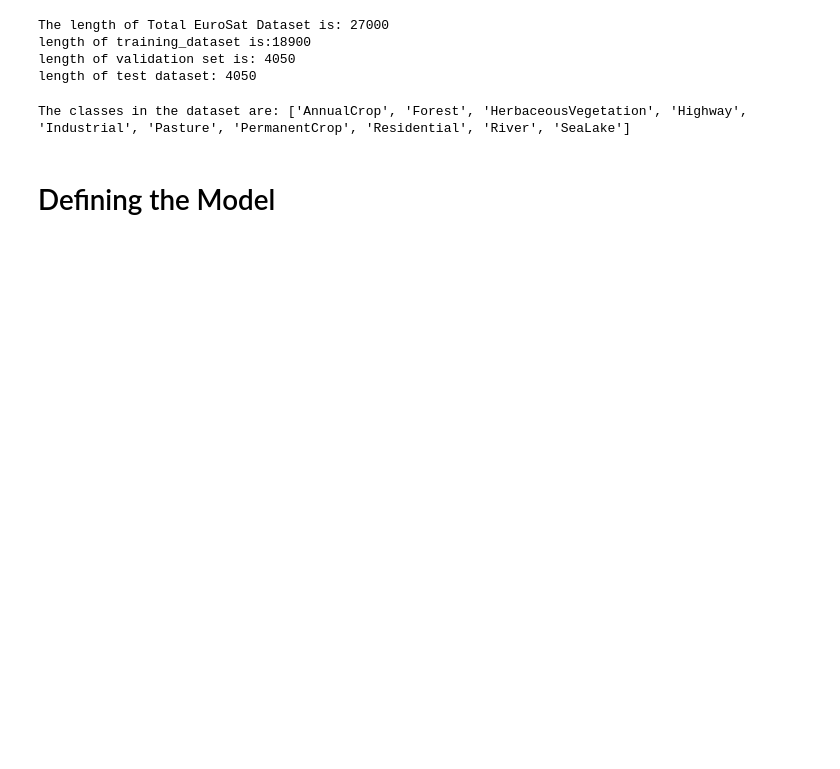
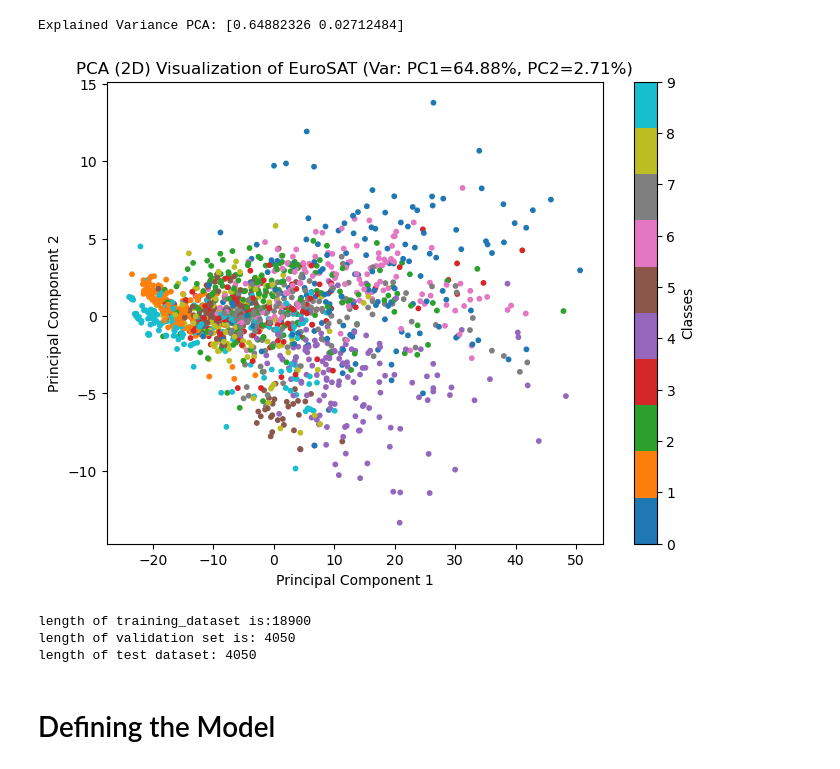
Before and after one commit to PraroopChanda/EuroSAT_Classification_Project_ECEN_785, a Jupyter notebook: eurosat.ipynb, the cells around one changed output. Saved outputs shown, nothing was run; the diff lists cells and outputs as text; code cells hidden in the pictures; blank space fills up the shorter version.

```diff
--- a/eurosat.ipynb
+++ b/eurosat.ipynb
@@ -20,4 +166,56 @@ _=torch.manual_seed(42)
+# %%
+# PCA for 2D Data Visualization
+
+N = 1500
+indices = random.sample(range(len(eurosat_dataset)), N) # using this to shuffle int images, and not consider first 1500 images
+
+subset_img = []
+subset_label = []
+
+for idx in indices:
+    img, lbl = eurosat_dataset[idx]
+    subset_img.append(img.view(-1).numpy())
+    subset_label.append(lbl)
+
+subset_img = np.array(subset_img)
+
+
+pca = PCA(n_components=2)
+pca_out = pca.fit_transform(subset_img)
+
+expl_var = pca.explained_variance_ratio_
+print("Explained Variance PCA:", expl_var)
+
+plt.figure(figsize=(8, 6))
+scatter = plt.scatter(pca_out[:, 0], pca_out[:, 1], c=subset_label, cmap="tab10", s=10)
+plt.title(f"PCA (2D) Visualization of EuroSAT (Var: PC1={expl_var[0]*100:.2f}%, PC2={expl_var[1]*100:.2f}%)")
+
+
+plt.colorbar(scatter, ticks=range(len(classes)), label="Classes")
+plt.xlabel("Principal Component 1")
+plt.ylabel("Principal Component 2")
+# plt.savefig("pca.png")
+plt.show()
+# %% [output]
+Explained Variance PCA: [0.64882326 0.02712484]
+[figure, added]
+# %%
+# Dividing the dataset: 70% train and 30% validation and test split
+
+train_size=int(0.7*len(eurosat_dataset))
+val_size=int(0.15* len(eurosat_dataset))
+test_size=len(eurosat_dataset) - train_size - val_size
+
+print(f"length of training_dataset is:{train_size}")
+print(f"length of validation set is: {val_size}")
+print(f"length of test dataset: {test_size}")
+# %% [output]
+length of training_dataset is:18900
+length of validation set is: 4050
+length of test dataset: 4050
 # %%
+# Applying transformers and creating the dataloader
+
 train_transforms=transforms.Compose([
     transforms.Resize((224,224)),
     transforms.RandomHorizontalFlip(p=0.3),
@@ -37,42 +235,21 @@ val_transforms=transforms.Compose([
         std=[0.229,0.224,0.225]
     )])
 
-eurosat_dataset=datasets.EuroSAT(root="/Users/praroopchanda/Desktop/Eurosat_Classification_Project/",download=True)
-
-print(f"The length of Total EuroSat Dataset is: {len(eurosat_dataset)}")
-
-## 70% train and 30% validation split
-train_size=int(0.7*len(eurosat_dataset))
-val_size=int(0.15* len(eurosat_dataset))
-test_size=len(eurosat_dataset) -train_size -val_size
-
-print(f"length of training_dataset is:{train_size}")
-print(f"length of validation set is: {val_size}")
-print(f"length of test dataset: {test_size}")
 
 train_dataset, val_dataset,test_dataset=random_split(eurosat_dataset,[train_size,val_size,test_size])
 
-## applying transforms
+# applying transforms
 train_dataset.dataset.transform=train_transforms
 val_dataset.dataset.transform=val_transforms
 test_dataset.dataset.transform=val_transforms
 
-## dataloader
+# dataloader
 train_loader=DataLoader(train_dataset,batch_size=32,shuffle=True,num_workers=4)
 val_loader=DataLoader(val_dataset,batch_size=32,shuffle=False,num_workers=4)
 test_loader=DataLoader(test_dataset,batch_size=32,shuffle=False,num_workers=4)
 
 #device --> use gpu if a CUDA enabled device
 device=torch.device("mps" if torch.backends.mps.is_available() else "cpu")
-# %% [output]
-The length of Total EuroSat Dataset is: 27000
-length of training_dataset is:18900
-length of validation set is: 4050
-length of test dataset: 4050
-# %%
-print(f"The classes in the dataset are:",eurosat_dataset.classes)
-# %% [output]
-The classes in the dataset are: ['AnnualCrop', 'Forest', 'HerbaceousVegetation', 'Highway', 'Industrial', 'Pasture', 'PermanentCrop', 'Residential', 'River', 'SeaLake']
 # %% [markdown]
 # Defining the Model
 # %% [markdown]
```
Also changed, not shown: parts of 24 cells of this notebook.
